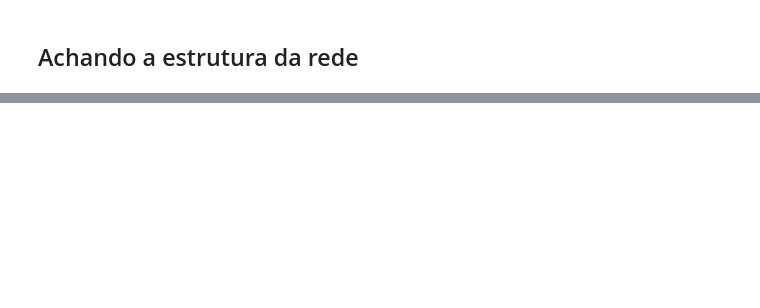
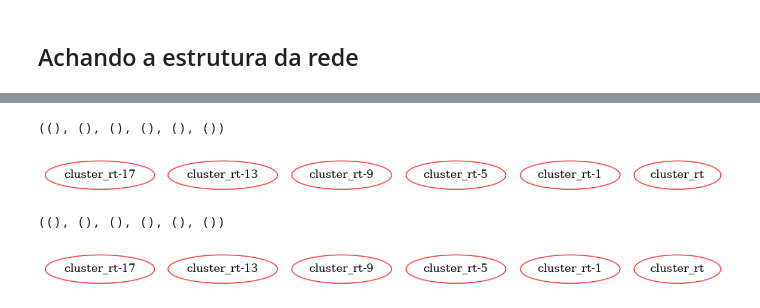
Before and after one commit to cafe-com-analytics/stock_market_index_daily_direction, a Jupyter notebook: notebooks/01_reproducing_paper_using_pomegranate.ipynb, the cells around one changed output, grey strips where cells are left out. Drawn from its saved outputs; the diff is of its cells as text; code cells hidden in the pictures; blank space fills up the shorter version.

Commit message:
:sparkles: Teste com diferentes metodologias de aprendizado de rede bayesiana.

```diff
--- a/notebooks/01_reproducing_paper_using_pomegranate.ipynb
+++ b/notebooks/01_reproducing_paper_using_pomegranate.ipynb
@@ -532,0 +256,16 @@ plt.show()
+# %%
+model = BayesianNetwork.from_samples(X_train_network[lst_cluster], algorithm='exact', state_names=lst_cluster, constraint_graph=a)
+print(model.structure)
+plt.figure(figsize=(20, 5))
+model.plot()
+# %% [output]
+((), (), (), (), (), ())
+[figure, added]
+# %%
+model = BayesianNetwork.from_samples(X_train_network[lst_cluster], algorithm='greedy', state_names=lst_cluster, constraint_graph=a)
+print(model.structure)
+plt.figure(figsize=(20, 5))
+model.plot()
+# %% [output]
+((), (), (), (), (), ())
+[figure, added]
```
Also changed, not shown: parts of 34 cells of this notebook.
